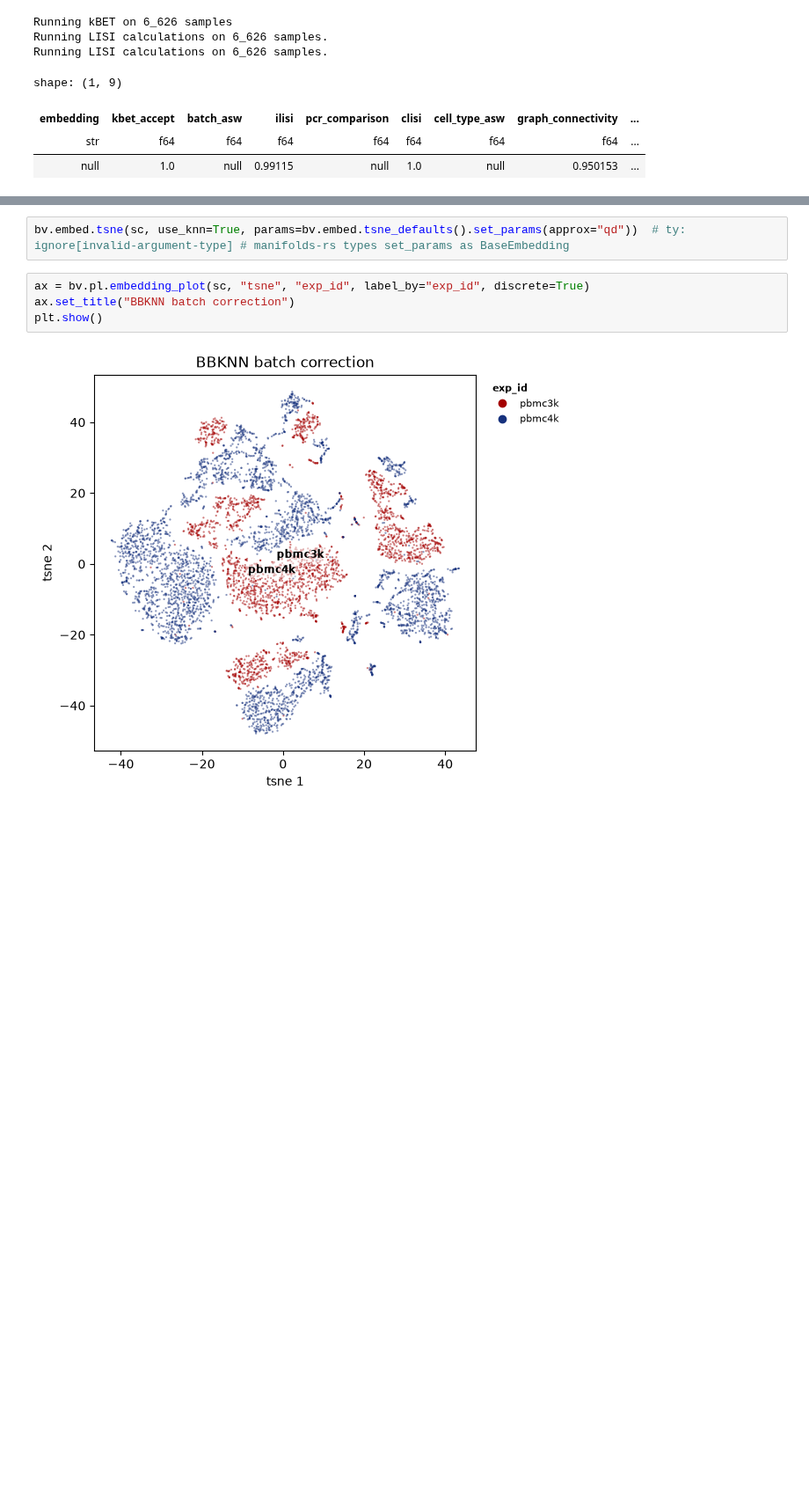
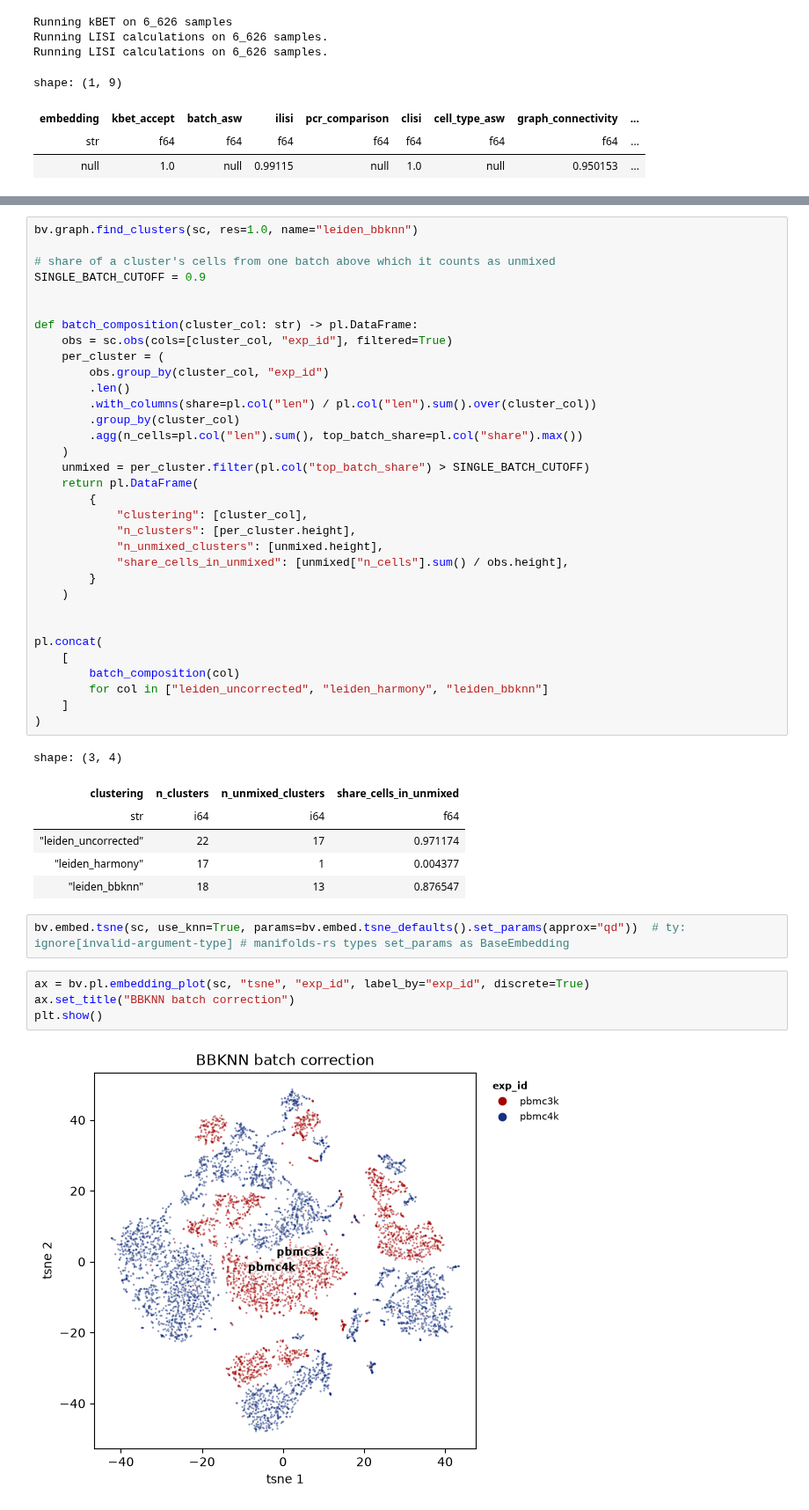
Before and after one commit to GregorLueg/bixverse-rs, a Jupyter notebook: python/docs/vignettes/single_cell_batch_corrections.ipynb, the cells around one changed output, grey strips where cells are left out. Shown at 88% size. Cells and saved outputs as stored; diff of their text form; blank space fills up the shorter version.

```diff
--- a/python/docs/vignettes/single_cell_batch_corrections.ipynb
+++ b/python/docs/vignettes/single_cell_batch_corrections.ipynb
@@ -802,3 +852,43 @@ shape: (1, 9)
+# %%
+bv.graph.find_clusters(sc, res=1.0, name="leiden_bbknn")
+
+# share of a cluster's cells from one batch above which it counts as unmixed
+SINGLE_BATCH_CUTOFF = 0.9
+
+
+def batch_composition(cluster_col: str) -> pl.DataFrame:
+    obs = sc.obs(cols=[cluster_col, "exp_id"], filtered=True)
+    per_cluster = (
+        obs.group_by(cluster_col, "exp_id")
+        .len()
+        .with_columns(share=pl.col("len") / pl.col("len").sum().over(cluster_col))
+        .group_by(cluster_col)
+        .agg(n_cells=pl.col("len").sum(), top_batch_share=pl.col("share").max())
+    )
+    unmixed = per_cluster.filter(pl.col("top_batch_share") > SINGLE_BATCH_CUTOFF)
+    return pl.DataFrame(
+        {
+            "clustering": [cluster_col],
+            "n_clusters": [per_cluster.height],
+            "n_unmixed_clusters": [unmixed.height],
+            "share_cells_in_unmixed": [unmixed["n_cells"].sum() / obs.height],
+        }
+    )
+
+
+pl.concat(
+    [
+        batch_composition(col)
+        for col in ["leiden_uncorrected", "leiden_harmony", "leiden_bbknn"]
+    ]
+)
+# %% [output]
+shape: (3, 4)
+| clustering | n_clusters | n_unmixed_clusters | share_cells_in_unmixed |
+| str | i64 | i64 | f64 |
+| "leiden_uncorrected" | 22 | 17 | 0.971174 |
+| "leiden_harmony" | 17 | 1 | 0.004377 |
+| "leiden_bbknn" | 18 | 13 | 0.876547 |
 # %%
 bv.embed.tsne(sc, use_knn=True, params=bv.embed.tsne_defaults().set_params(approx="qd"))  # ty: ignore[invalid-argument-type] # manifolds-rs types set_params as BaseEmbedding
 # %%
```
Also changed, not shown: parts of 17 cells of this notebook, 1 other file.
